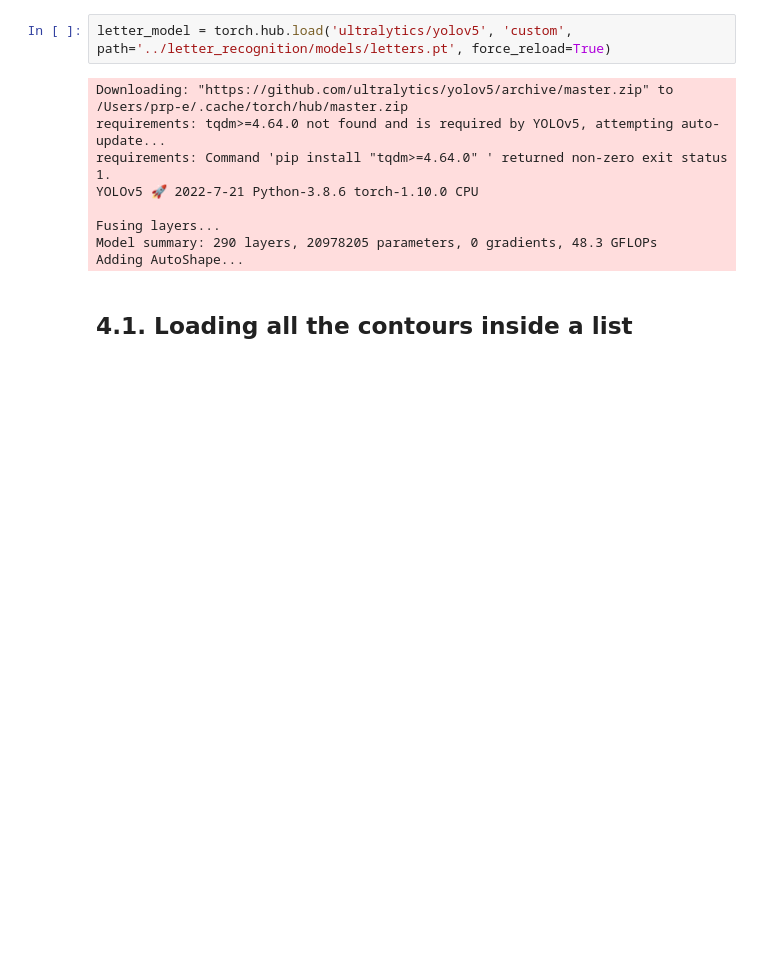
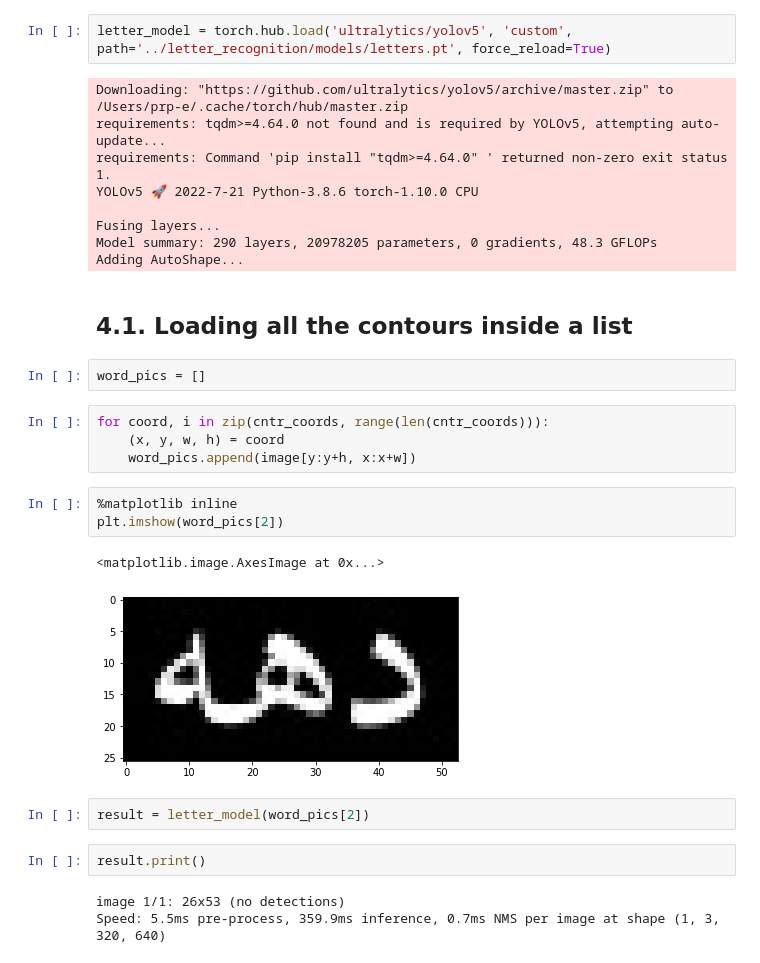
Before and after one commit to prp-e/persian_ocr_project, a Jupyter notebook: word_detection/Word Detection.ipynb, the cells around one changed output. Saved outputs shown, nothing was run; the diff lists cells and outputs as text; blank space fills up the shorter version.

Commit message:
Work in progress: augmentation on word images

```diff
--- a/word_detection/Word Detection.ipynb
+++ b/word_detection/Word Detection.ipynb
@@ -403,3 +403,22 @@ Model summary: 290 layers, 20978205 parameters, 0 gradients, 48.3 GFLOPs
 Adding AutoShape...
 # %% [markdown]
 ## 4.1. Loading all the contours inside a list
+# %%
+word_pics = []
+# %%
+for coord, i in zip(cntr_coords, range(len(cntr_coords))):
+    (x, y, w, h) = coord
+    word_pics.append(image[y:y+h, x:x+w])
+# %%
+%matplotlib inline
+plt.imshow(word_pics[2])
+# %% [output]
+<matplotlib.image.AxesImage at 0x...>
+[figure, added]
+# %%
+result = letter_model(word_pics[2])
+# %%
+result.print()
+# %% [output]
+image 1/1: 26x53 (no detections)
+Speed: 5.5ms pre-process, 359.9ms inference, 0.7ms NMS per image at shape (1, 3, 320, 640)
```
